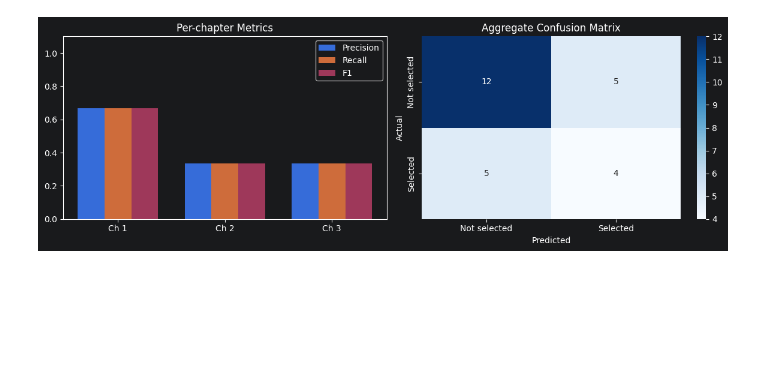
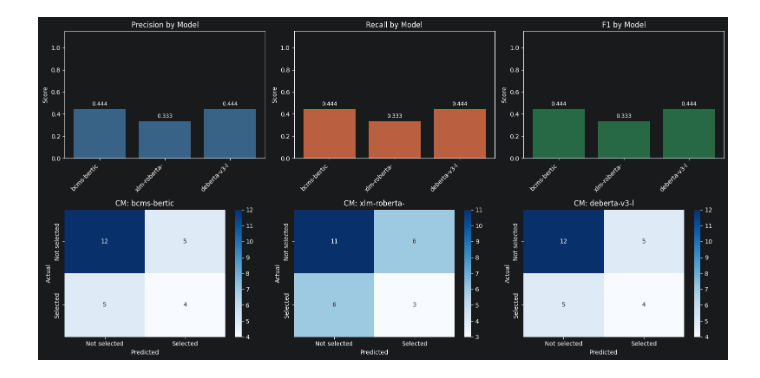
Before and after one commit to daspicko/aicl-narodne-novine, a Jupyter notebook: data_processing/summarization/sumarizer_evaluation.ipynb, the cells around one changed output. Cells and saved outputs as stored; diff of their text form; code cells hidden in the pictures; blank space fills up the shorter version.

```diff
--- a/data_processing/summarization/sumarizer_evaluation.ipynb
+++ b/data_processing/summarization/sumarizer_evaluation.ipynb
@@ -11,4 +11,7 @@ from summarizer import Summarizer
 with open("../config.yaml") as f:
     _cfg = yaml.safe_load(f)
 
-_MODEL_NAME = _cfg["selected_model"]["summarizer"]
+summarizer_names = [m["name"] for m in _cfg["models"]["summarizers"]]
+print(f"Available summarizer models: {summarizer_names}")
+
+_DEFAULT_MODEL = summarizer_names[0] if summarizer_names else None
@@ -25,12 +30,10 @@ Dobrovoljni prilozi ne smiju se zahtijevati ili prikupljati bez odobrenja. ako z
 """
 ]
 
-# Ground-truth per chapter: list of sets of sentence indices (0-based) that should be selected.
-# Length must match `chapters`. Adjust to reflect the ideal extractive summary for each chapter.
 GROUND_TRUTH_PER_CHAPTER = [
-    {0, 2, 3},   # chapter 0
+    {1, 2, 3},   # chapter 0
     {0, 2, 4},   # chapter 1
-    {0, 3, 4},   # chapter 2
+    {0, 1, 4},   # chapter 2
 ]
 
 NUM_SENTENCES = 3
@@ -94,41 +160,38 @@ Precision: 0.3333  Recall: 0.3333  F1: 0.3333
 # %%
-# Aggregate metrics across all chapters
-agg_p  = precision_score(all_y_true, all_y_pred, zero_division=0)
-agg_r  = recall_score(all_y_true, all_y_pred, zero_division=0)
-agg_f1 = f1_score(all_y_true, all_y_pred, zero_division=0)
-agg_cm = confusion_matrix(all_y_true, all_y_pred, labels=[0, 1])
+print("\n" + "═" * 60)
+print("VISUALIZATION: Separate subplots per metric + CM grid")
+print("═" * 60 + "\n")
 
-print("══ Aggregate (all chapters) " + "═" * 40)
-print(classification_report(all_y_true, all_y_pred, target_names=["Not selected", "Selected"], zero_division=0))
-print(f"Precision: {agg_p:.4f}  Recall: {agg_r:.4f}  F1: {agg_f1:.4f}")
-print()
+fig, axes = plt.subplots(2, 3, figsize=(16, 8))
 
-# Plot: per-chapter metrics bar chart + aggregate confusion matrix
-n = len(chapters)
-fig, axes = plt.subplots(1, 2, figsize=(12, 4))
+metrics = ["precision", "recall", "f1"]
+colors = ["steelblue", "coral", "seagreen"]
 
-# Bar chart — per-chapter P / R / F1
-x = range(n)
-width = 0.25
-axes[0].bar([i - width for i in x], [m["precision"] for m in chapter_metrics], width, label="Precision")
-axes[0].bar([i          for i in x], [m["recall"]    for m in chapter_metrics], width, label="Recall")
-axes[0].bar([i + width for i in x], [m["f1"]         for m in chapter_metrics], width, label="F1")
-axes[0].set_xticks(list(x))
-axes[0].set_xticklabels([f"Ch {i+1}" for i in x])
-axes[0].set_ylim(0, 1.1)
-axes[0].set_title("Per-chapter Metrics")
-axes[0].legend()
+for m_idx, (metric, color) in enumerate(zip(metrics, colors)):
+    ax = axes[0, m_idx]
+    vals = [r[metric] for r in all_model_results]
+    bars = ax.bar(range(n_models), vals, color=color, alpha=0.7)
+    ax.set_xticks(range(n_models))
+    ax.set_xticklabels(model_names_short, rotation=45, ha="right")
+    ax.set_ylim(0, 1.15)
+    ax.set_title(f"{metric.capitalize()} by Model")
+    ax.set_ylabel("Score")
+    for bar, val in zip(bars, vals):
+        ax.text(bar.get_x() + bar.get_width()/2, bar.get_height() + 0.02, f"{val:.3f}",
+               ha="center", va="bottom", fontsize=9)
 
-# Aggregate confusion matrix heatmap
-sns.heatmap(
-    agg_cm, annot=True, fmt="d", cmap="Blues",
-    xticklabels=["Not selected", "Selected"],
-    yticklabels=["Not selected", "Selected"],
-    ax=axes[1],
-)
-axes[1].set_xlabel("Predicted")
-axes[1].set_ylabel("Actual")
-axes[1].set_title("Aggregate Confusion Matrix")
+for idx, r in enumerate(all_model_results):
+    ax = axes[1, idx]
+    sns.heatmap(r["cm"], annot=True, fmt="d", cmap="Blues",
+                xticklabels=["Not selected", "Selected"],
+                yticklabels=["Not selected", "Selected"],
+                ax=ax)
+    ax.set_xlabel("Predicted")
+    ax.set_ylabel("Actual")
+    ax.set_title(f"CM: {model_names_short[idx]}")
+
+for idx in range(len(all_model_results), 3):
+    axes[1, idx].axis("off")
 
 plt.tight_layout()
 plt.show()
@@ -147 +202 @@ Precision: 0.4444  Recall: 0.4444  F1: 0.4444
-[figure, old version]
+[figure, new version]
```
Also changed, not shown: parts of 3 cells of this notebook, 6 other files.
